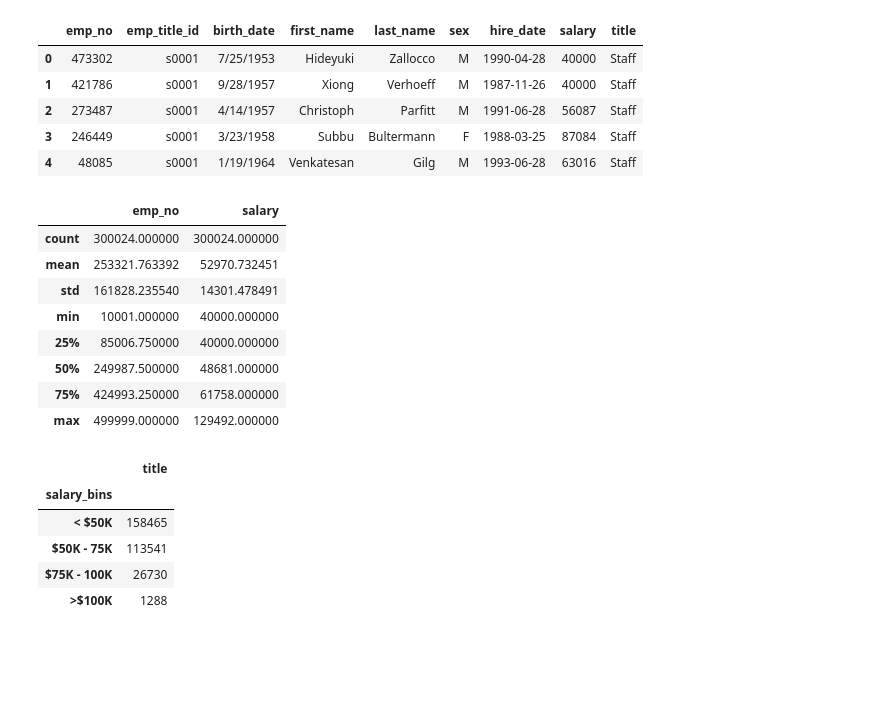
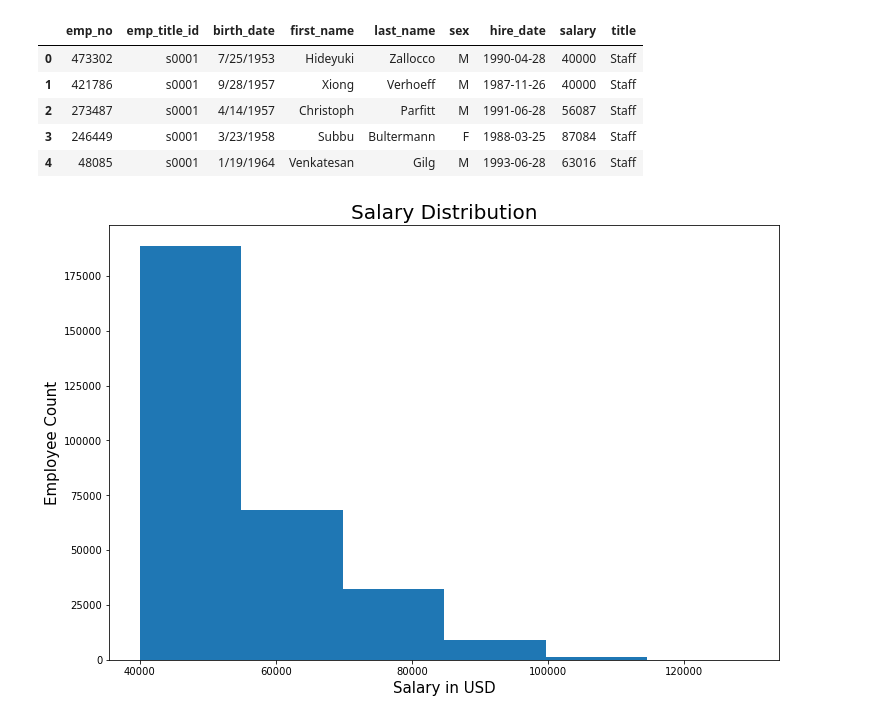
Before and after one commit to harrybonsu/sql-challenge, a Jupyter notebook: Employee_Bonus.ipynb, the cells around one changed output. Cells and saved outputs as stored; diff of their text form; code cells hidden in the pictures; blank space fills up the shorter version.

```diff
--- a/Employee_Bonus.ipynb
+++ b/Employee_Bonus.ipynb
@@ -117,16 +89,3 @@ emp_title.head()
 | 2 | 273487 | s0001 | 4/14/1957 | Christoph | Parfitt | M | 1991-06-28 | 56087 | Staff |
 | 3 | 246449 | s0001 | 3/23/1958 | Subbu | Bultermann | F | 1988-03-25 | 87084 | Staff |
 | 4 | 48085 | s0001 | 1/19/1964 | Venkatesan | Gilg | M | 1993-06-28 | 63016 | Staff |
-# %%
-# DELETE
-emp_title.describe()
-# %% [output]
-|  | emp_no | salary |
-| count | 300024.000000 | 300024.000000 |
-| mean | 253321.763392 | 52970.732451 |
-| std | 161828.235540 | 14301.478491 |
-| min | 10001.000000 | 40000.000000 |
-| 25% | 85006.750000 | 40000.000000 |
-| 50% | 249987.500000 | 48681.000000 |
-| 75% | 424993.250000 | 61758.000000 |
-| max | 499999.000000 | 129492.000000 |
@@ -135,16 +92,14 @@ emp_title.describe()
-# %%
-bins = [0, 49999.999, 74999.999, 99999.999, 130000]
-group_name = ['< $50K', "$50K - 75K", "$75K - 100K", ">$100K"]
-
-emp_title['salary_bins'] = pd.cut(emp_title["salary"], bins, labels = group_name, include_lowest=True)
-sal_grp = pd.DataFrame(emp_title.groupby('salary_bins')['title'].count())
-sal_grp
-# %% [output]
-|  | title |
-| salary_bins |  |
-| < $50K | 158465 |
-| $50K - 75K | 113541 |
-| $75K - 100K | 26730 |
-| >$100K | 1288 |
+# %%
+# Create a histogram to visualize the most common salary ranges for employees.
+
+x = emp_title['salary']
+plt.figure(figsize=(12, 8))
+plt.hist(x, bins=6, range=(x.min(), x.max()))
+plt.title('Salary Distribution', fontsize=20)
+plt.xlabel('Salary in USD', fontsize=15)
+plt.ylabel('Employee Count', fontsize=15)
+plt.show()
+# %% [output]
+[figure, added]
 # %%
 emp_sal_title = emp_title[['title', 'salary']]
```
Also changed, not shown: parts of 17 cells of this notebook.
